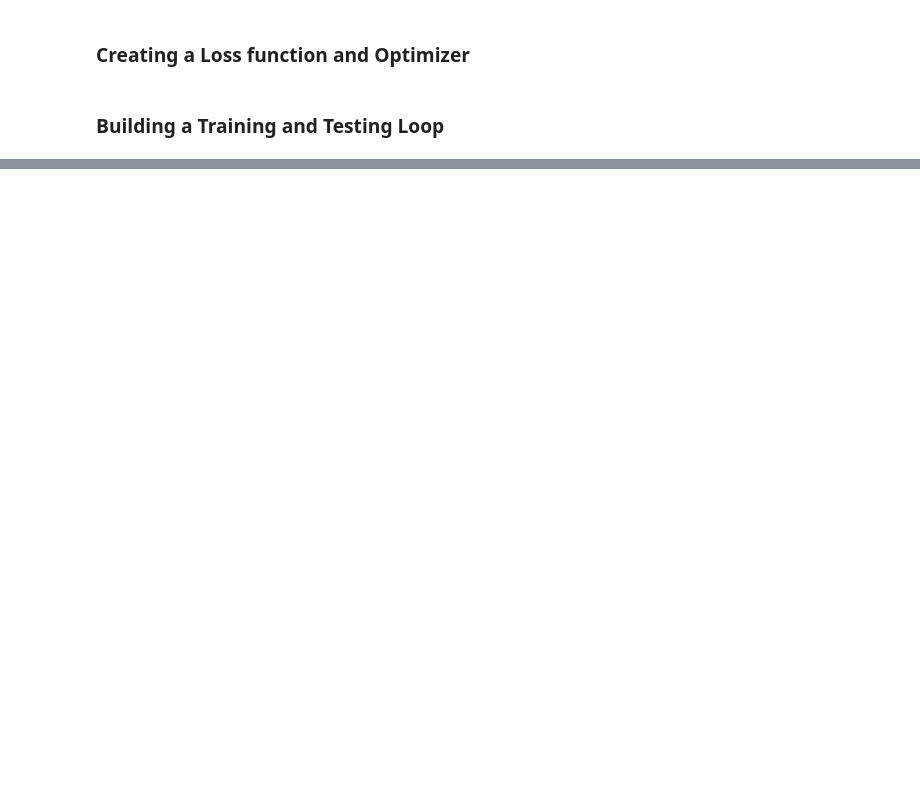
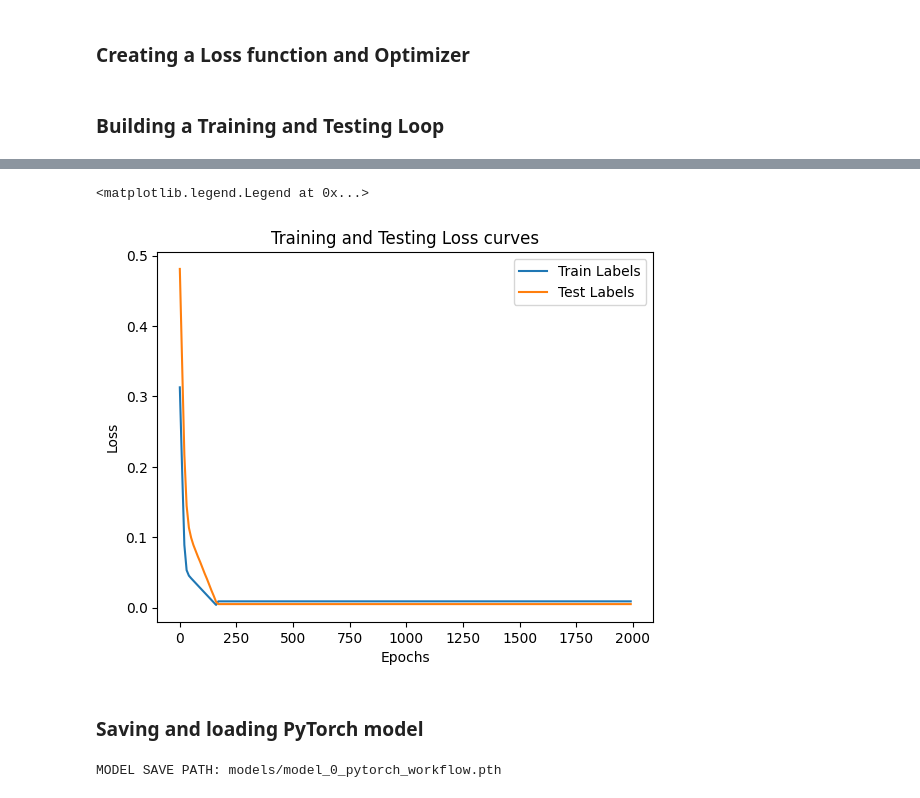
Before and after one commit to mrdbcse/deep-learning-pytorch, a Jupyter notebook: pytorch_workflow.ipynb, the cells around one changed output, grey strips where cells are left out. Drawn from its saved outputs; the diff is of its cells as text; code cells hidden in the pictures; blank space fills up the shorter version.

```diff
--- a/pytorch_workflow.ipynb
+++ b/pytorch_workflow.ipynb
@@ -247,0 +264,28 @@ Epoch: 90 | MAE Train Loss: 0.008932482451200485 | MAE Test Loss: 0.005023092031
+# %%
+plt.plot(epoch_count, train_loss_values, label="Train Labels")
+plt.plot(epoch_count, test_loss_values, label="Test Labels")
+
+plt.title("Training and Testing Loss curves")
+plt.xlabel("Epochs")
+plt.ylabel("Loss")
+plt.legend()
+# %% [output]
+<matplotlib.legend.Legend at 0x...>
+[figure, added]
+# %% [markdown]
+### Saving and loading PyTorch model
+# %%
+from pathlib import Path
+
+# models directory
+MODEL_PATH = Path("models")
+MODEL_PATH.mkdir(parents=True, exist_ok=True)
+
+MODEL_NAME = "model_0_pytorch_workflow.pth"
+MODEL_SAVE_PATH = MODEL_PATH/MODEL_NAME
+
+print(f"MODEL SAVE PATH: {MODEL_SAVE_PATH}")
+
+torch.save(obj=model_0.state_dict(), f=MODEL_SAVE_PATH)
+# %% [output]
+MODEL SAVE PATH: models/model_0_pytorch_workflow.pth
```
Also changed, not shown: parts of 12 cells of this notebook.
